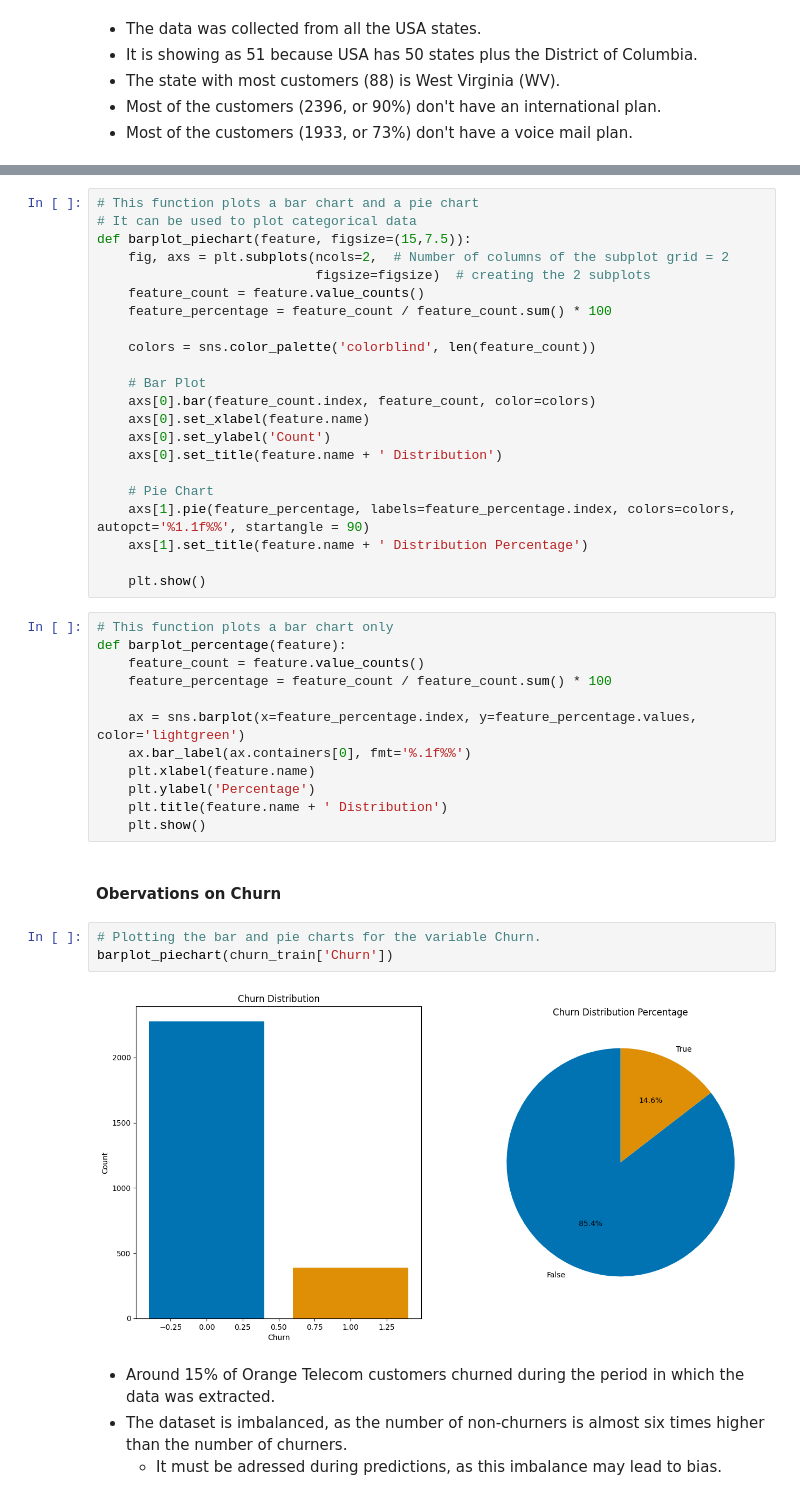
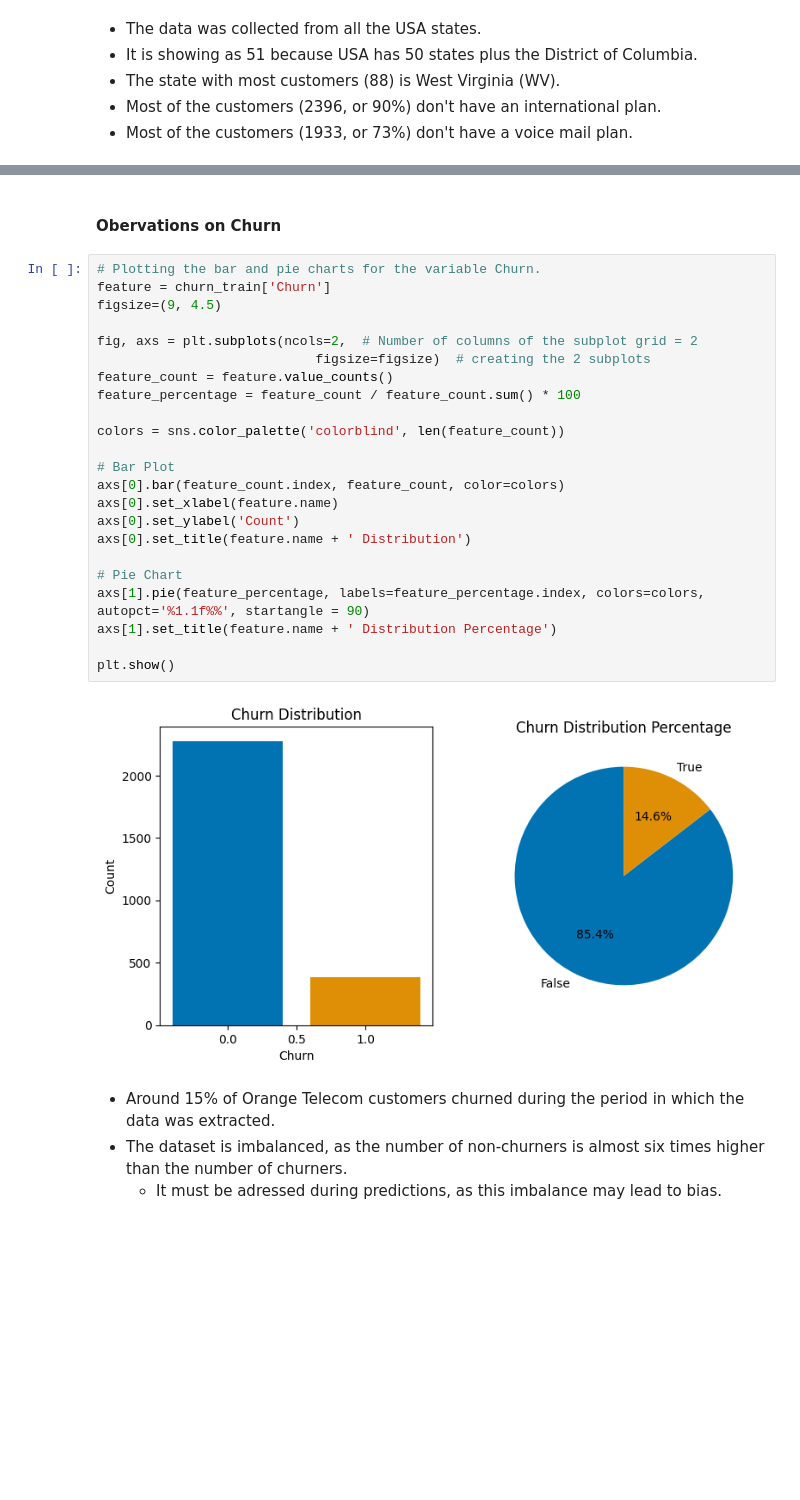
Before and after one commit to marcus-fernandes1/Customer-Churn-Prediction-in-Telecom, a Jupyter notebook: Churn_Prediction_Telecom.ipynb, the cells around one changed output, grey strips where cells are left out. Cells and saved outputs as stored; diff of their text form; blank space fills up the shorter version.

Commit message:
Data_Overview_EDA2

```diff
--- a/Churn_Prediction_Telecom.ipynb
+++ b/Churn_Prediction_Telecom.ipynb
@@ -324,44 +306,30 @@ def histogram_boxplot(feature, figsize=(15,10), bins = None):
-# %%
-# This function plots a bar chart and a pie chart
-# It can be used to plot categorical data
-def barplot_piechart(feature, figsize=(15,7.5)):
-    fig, axs = plt.subplots(ncols=2,  # Number of columns of the subplot grid = 2
-                            figsize=figsize)  # creating the 2 subplots
-    feature_count = feature.value_counts()
-    feature_percentage = feature_count / feature_count.sum() * 100
-
-    colors = sns.color_palette('colorblind', len(feature_count))
-
-    # Bar Plot
-    axs[0].bar(feature_count.index, feature_count, color=colors)
-    axs[0].set_xlabel(feature.name)
-    axs[0].set_ylabel('Count')
-    axs[0].set_title(feature.name + ' Distribution')
-
-    # Pie Chart
-    axs[1].pie(feature_percentage, labels=feature_percentage.index, colors=colors, autopct='%1.1f%%', startangle = 90)
-    axs[1].set_title(feature.name + ' Distribution Percentage')
-
-    plt.show()
-# %%
-# This function plots a bar chart only
-def barplot_percentage(feature):
-    feature_count = feature.value_counts()
-    feature_percentage = feature_count / feature_count.sum() * 100
-
-    ax = sns.barplot(x=feature_percentage.index, y=feature_percentage.values, color='lightgreen')
-    ax.bar_label(ax.containers[0], fmt='%.1f%%')
-    plt.xlabel(feature.name)
-    plt.ylabel('Percentage')
-    plt.title(feature.name + ' Distribution')
-    plt.show()
 # %% [markdown]
 #### Obervations on Churn
-# %%
-# Plotting the bar and pie charts for the variable Churn.
-barplot_piechart(churn_train['Churn'])
-# %% [output]
-[figure, removed]
+# %%
+# Plotting the bar and pie charts for the variable Churn.
+feature = churn_train['Churn']
+figsize=(9, 4.5)
+
+fig, axs = plt.subplots(ncols=2,  # Number of columns of the subplot grid = 2
+                            figsize=figsize)  # creating the 2 subplots
+feature_count = feature.value_counts()
+feature_percentage = feature_count / feature_count.sum() * 100
+
+colors = sns.color_palette('colorblind', len(feature_count))
+
+# Bar Plot
+axs[0].bar(feature_count.index, feature_count, color=colors)
+axs[0].set_xlabel(feature.name)
+axs[0].set_ylabel('Count')
+axs[0].set_title(feature.name + ' Distribution')
+
+# Pie Chart
+axs[1].pie(feature_percentage, labels=feature_percentage.index, colors=colors, autopct='%1.1f%%', startangle = 90)
+axs[1].set_title(feature.name + ' Distribution Percentage')
+
+plt.show()
+# %% [output]
+[figure, added]
 # %% [markdown]
 - Around 15% of Orange Telecom customers churned during the period in which the data was extracted.
 - The dataset is imbalanced, as the number of non-churners is almost six times higher than the number of churners.
```
Also changed, not shown: parts of 19 cells of this notebook.
